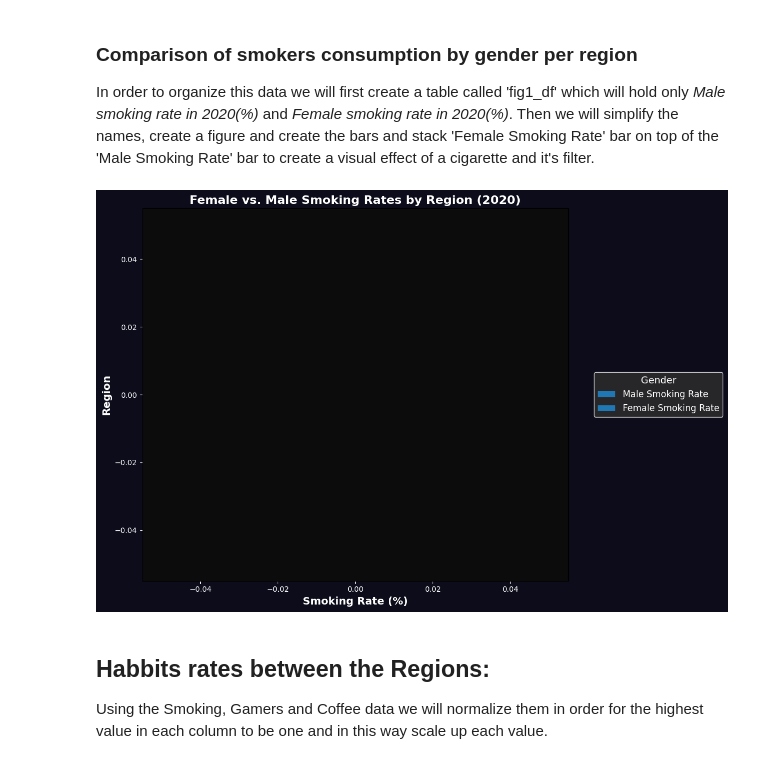
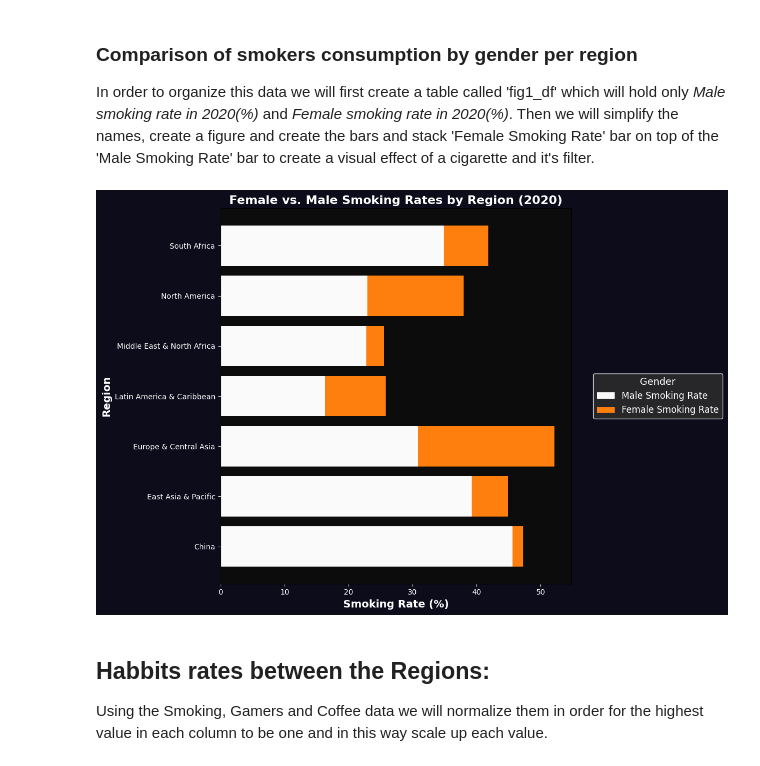
Before and after one commit to DefoNotGus/DV_assesment, a Jupyter notebook: DV_assesment.ipynb, the cells around one changed output. Cells and saved outputs as stored; diff of their text form; code cells hidden in the pictures.

Commit message:
All slides done. need visualization

```diff
--- a/DV_assesment.ipynb
+++ b/DV_assesment.ipynb
@@ -491,7 +491,7 @@ We will process the gamers_df dataset similarly, creatign a new dataframe, *game
 # %%
 gamers2019_df = gamers_df[['Country', 'Number of Gamers (millions)']] \
     .rename(columns={'Number of Gamers (millions)': 'Gamers in 2019(MM)'}) \
-    .assign(**{'Gamers in 2019(MM)': pd.to_numeric(gamers2019_df['Gamers in 2019(MM)'], errors='coerce')}) \
+    .assign(**{'Gamers in 2019(MM)': lambda x: pd.to_numeric(x['Gamers in 2019(MM)'], errors='coerce')}) \
     .dropna() \
     .set_index('Country')
 
@@ -659 +625,25 @@ country_to_region_mapping = {
+# %%
+country_to_region_mapping = {
+    'China': 'China',
+    'South Africa': 'South Africa',
+    'North America': ['United States', 'Canada'],
+    'East Asia & Pacific': [
+        'Indonesia', 'Japan', 'Philippines', 'Vietnam',
+        'Thailand', 'South Korea', 'Australia'
+    ],
+    'Latin America & Caribbean': ['Brazil'],
+    'Europe & Central Asia': [
+        'Russia', 'Turkey', 'Germany', 'United Kingdom',
+        'France', 'Italy', 'Spain', 'Poland'
+    ],
+    'Middle East & North Africa': [
+        'Iran', 'Saudi Arabia', 'United Arab Emirates'
+    ]
+}
+
+country_to_region_mapping = {
+    country: region
+    for region, countries in country_to_region_mapping.items()
+    for country in ([countries] if isinstance(countries, str) else countries)
+}
 # %% [markdown]
@@ -709,0 +651,7 @@ Index([], dtype='object', name='Region')
+# %%
+habits2020_REG = habits2020_df.copy()
+# * Using a self made map. Each individual row gets assigned different a Region
+habits2020_REG['Region'] = habits2020_REG.index.map(country_to_region_mapping)
+habits2020_REG = habits2020_REG.groupby('Region').mean().reset_index().set_index('Region')
+
+print("Size of habits2020_REG:", habits2020_REG.shape)
@@ -709,0 +663,7 @@ Index([], dtype='object', name='Region')
+# %%
+region_df = habits2020_REG.merge(edstats2020_df, left_index=True, right_index=True)
+display(HTML(f"""
+<div style="max-height: 250px; overflow-y: auto; border: 1px solid #ccc; padding: 10px;">
+    <h4>First row of region_df:</h4><pre>{region_df.head(1).to_html()}</pre>
+    <h4>Size of region_df:</h4><pre>{region_df.shape}</pre>
+    <h4>Unique Index Values:</h4><pre>{region_df.index.unique()}</pre></div>"""))
@@ -721,9 +721,7 @@ Now we will display the relevant data some of the processed and arranged data. F
 In order to organize this data we will first create a table called 'fig1_df' which will hold only *Male smoking rate in 2020(%)* and *Female smoking rate in 2020(%)*. Then we will simplify the names, create a figure and create the bars and stack 'Female Smoking Rate' bar on top of the 'Male Smoking Rate' bar to create a visual effect of a cigarette and it's filter.
 # %%
 # Prepare the data for the table
-fig1_df = habits_vs_education_df[['Male smoking rate in 2020(%)', 'Female smoking rate in 2020(%)']]
-fig1_df.index = habits_vs_education_df.index  # Ensure Region is set as the index
-fig1_df = fig1_df.rename(columns={
+fig1_df = region_df[['Male smoking rate in 2020(%)', 'Female smoking rate in 2020(%)']].rename(columns={
     'Male smoking rate in 2020(%)': 'Male Smoking Rate (%)',
     'Female smoking rate in 2020(%)': 'Female Smoking Rate (%)'
 })
@@ -737,34 +735,34 @@ male_bars = ax.barh(fig1_df.index, fig1_df['Male Smoking Rate (%)'], color='#faf
 # Plot Female smoking rate bars over Male smoking rate
 female_bars = ax.barh(fig1_df.index, fig1_df['Female Smoking Rate (%)'],
                       left=fig1_df['Male Smoking Rate (%)'], color='#ff7f0e', label='Female Smoking Rate')
 
 # Customize the chart
 ax.set_title('Female vs. Male Smoking Rates by Region (2020)', fontsize=16, weight='bold', color='white')
 ax.set_xlabel('Smoking Rate (%)', fontsize=14, weight='bold', color='white')
 ax.set_ylabel('Region', fontsize=14, weight='bold', color='white')
 ax.set_facecolor('#0c0c0c')  # Inner chart background color
 fig.patch.set_facecolor('#0c0c1b')  # Outer background color
 ax.tick_params(colors='white')  # Set tick label color to white
 
 # Add legend to the right of the chart with customized font color and background
 legend = ax.legend(title='Gender', fontsize=12, title_fontsize=13, loc='center left',
                    bbox_to_anchor=(1.05, 0.5), frameon=True)  # Enable legend frame
 
 # Customize legend background and font colors
 legend.get_frame().set_facecolor('#2f2f2f')  # Set background color
 legend.get_frame().set_edgecolor('white')    # Set edge color (optional)
 legend.get_frame().set_linewidth(1)          # Adjust frame thickness
 legend.get_title().set_color('white')        # Set title font color
 for text in legend.get_texts():
     text.set_color('white')  # Set label font color
 
 # Adjust layout to prevent clipping
 plt.tight_layout()
 
 # Display the chart
 plt.show()
 # %% [output]
-[figure, old version]
+[figure, new version]
 # %% [markdown]
 ## Habbits rates between the Regions:
 
```
Also changed, not shown: parts of 25 cells of this notebook, 2 other files.
